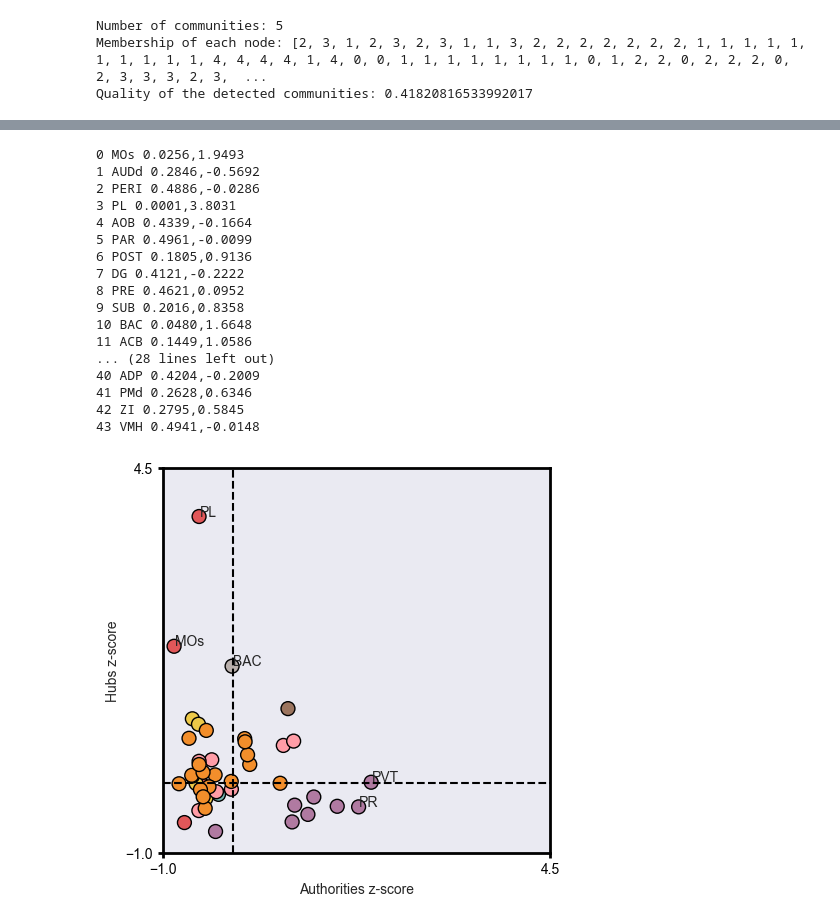
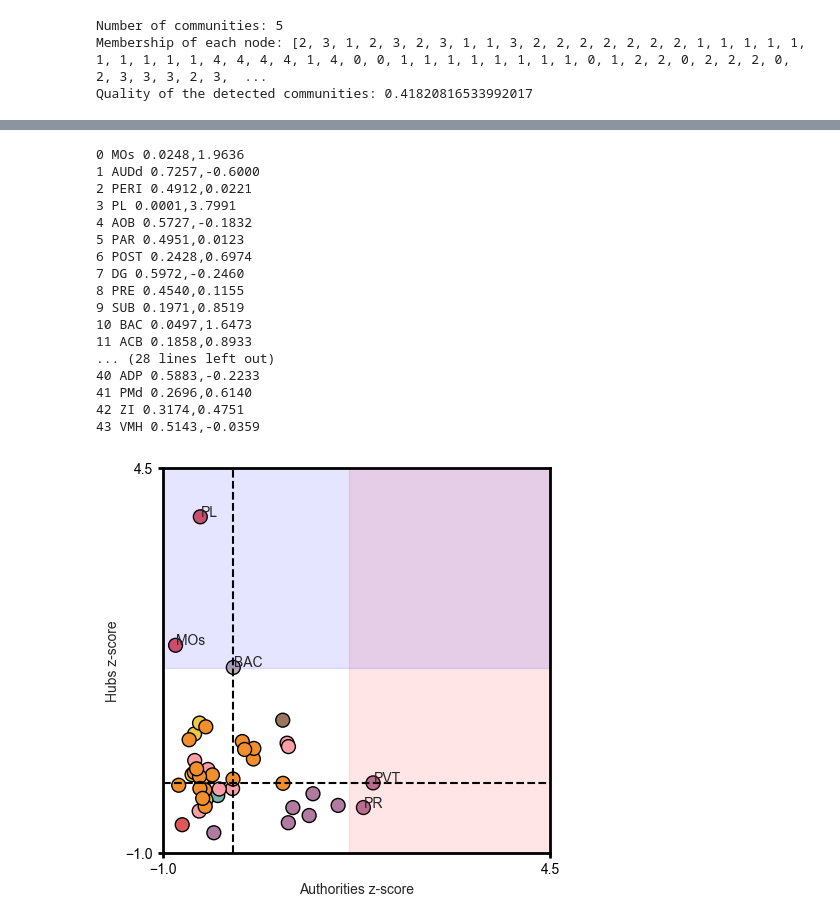
Before and after one commit to raffaelemazziotti/ECo_code, a Jupyter notebook: Fig_5_code_stats.ipynb, the cells around one changed output, grey strips where cells are left out. Cells and saved outputs as stored; diff of their text form; code cells hidden in the pictures.

Commit message:
new data

```diff
--- a/Fig_5_code_stats.ipynb
+++ b/Fig_5_code_stats.ipynb
@@ -64,11 +64,12 @@ response = requests.get(url)
 conn = pd.read_csv(StringIO(response.text), sep=',', header=[0, 1], index_col=0)
 # %%
 observer = pd.read_excel('Data/areas_observer_density.xlsx')
-observer = observer[~observer['acronym'].isin(['LSS', 'SNl', 'InCo', 'NC', 'PIN', 'REth','AHA','PSCH','AD','AV'])]
+excluded_areas = ['LSS', 'SNl', 'InCo', 'NC', 'PIN', 'REth','AHA','PSCH', 'III','AD','AV']
+observer = observer[~observer['acronym'].isin(excluded_areas)]
 observer.sort_values(by='order',inplace=True)
 
 demonstrator = pd.read_excel('Data/areas_demonstrator_density.xlsx')
-demonstrator = demonstrator[~demonstrator['acronym'].isin(['LSS', 'SNl', 'InCo', 'NC', 'PIN', 'REth','AHA','PSCH', 'III','AD','AV'])]
+demonstrator = demonstrator[~demonstrator['acronym'].isin(excluded_areas)]
 demonstrator = demonstrator.sort_values(by='order').reset_index(drop=True)
 
 observer['observer_only']=~observer['acronym'].isin(demonstrator['acronym'])
@@ -253,0 +375,8 @@ plt.show()
+# %%
+
+is_shared = lambda acro: observer['observer_only'][observer['acronym']==acro].values[0] if acro in observer['acronym'].values else False
+
+clusters = list()
+for area,group in partition_map.items():
+    clusters.append( (area, group, is_shared(area)) )
+pd.DataFrame(clusters,columns=['area','community','observer_only'])
@@ -326,53 +599,58 @@ for n,i in enumerate(observer_only.index):
 # %%
 
 score_observed = node_hits(G)
-stats = pd.DataFrame(index=G.nodes,columns=['Authorities_p_value','Authorities_z_score','Hubs_p_value','Hubs_z_score'])
+results = pd.DataFrame(index=G.nodes,columns=['Authorities_p_value','Authorities_z_score','Hubs_p_value','Hubs_z_score'])
+rng = np.random.default_rng(378)
 for i,area in enumerate(G.nodes):
     print(i,area,end=' ')
-    rnd_scores = bootstrapNetwork(area=area,iter = 1000)
-    stats.loc[area,'Authorities_p_value'],stats.loc[area,'Authorities_z_score'] =  bootstrap_pval(score_observed.loc[area,'Authorities Score'],rnd_scores['Authorities Score'])
-    stats.loc[area,'Hubs_p_value'],stats.loc[area,'Hubs_z_score'] =  bootstrap_pval(score_observed.loc[area,'Hubs Score'],rnd_scores['Hubs Score'])
-    print(f"{stats.loc[area,'Hubs_p_value']:.4f},{stats.loc[area,'Hubs_z_score']:.4f}")
+    rnd_scores = bootstrapNetwork(area=area,iter = 1000,rng=rng)
+    results.loc[area,'Authorities_p_value'],results.loc[area,'Authorities_z_score'] =  bootstrap_pval(score_observed.loc[area,'Authorities Score'],rnd_scores['Authorities Score'])
+    results.loc[area,'Hubs_p_value'],results.loc[area,'Hubs_z_score'] =  bootstrap_pval(score_observed.loc[area,'Hubs Score'],rnd_scores['Hubs Score'])
+    print(f"{results.loc[area,'Hubs_p_value']:.4f},{results.loc[area,'Hubs_z_score']:.4f}")
 # %% [output]
-0 MOs 0.0256,1.9493
-1 AUDd 0.2846,-0.5692
-2 PERI 0.4886,-0.0286
-3 PL 0.0001,3.8031
-4 AOB 0.4339,-0.1664
-5 PAR 0.4961,-0.0099
-6 POST 0.1805,0.9136
-7 DG 0.4121,-0.2222
-8 PRE 0.4621,0.0952
-9 SUB 0.2016,0.8358
-10 BAC 0.0480,1.6648
-11 ACB 0.1449,1.0586
+0 MOs 0.0248,1.9636
+1 AUDd 0.7257,-0.6000
+2 PERI 0.4912,0.0221
+3 PL 0.0001,3.7991
+4 AOB 0.5727,-0.1832
+5 PAR 0.4951,0.0123
+6 POST 0.2428,0.6974
+7 DG 0.5972,-0.2460
+8 PRE 0.4540,0.1155
+9 SUB 0.1971,0.8519
+10 BAC 0.0497,1.6473
+11 ACB 0.1858,0.8933
 ... (28 lines left out)
-40 ADP 0.4204,-0.2009
-41 PMd 0.2628,0.6346
-42 ZI 0.2795,0.5845
-43 VMH 0.4941,-0.0148
+40 ADP 0.5883,-0.2233
+41 PMd 0.2696,0.6140
+42 ZI 0.3174,0.4751
+43 VMH 0.5143,-0.0359
 # %%
-hits = stats.reset_index().rename(columns={'index':'acro'})
+hits = results.reset_index().rename(columns={'index':'acro'})
 hits['color'] = hits['acro'].apply(lambda x: acro2col[x])
 hits['structure'] = hits['acro'].apply(lambda x: acro2struct[x])
 # %%
 fig,ax = plt.subplots(figsize=(5,5))
 ax.axhline(0, color='black',linestyle='--')
 ax.axvline(0, color='black',linestyle='--')
 ax.scatter(hits['Authorities_z_score'],hits['Hubs_z_score'],edgecolor='k',s=100, facecolor=hits['color'])
 ax.set_xlim([-1,4.5])
 ax.set_ylim([-1,4.5])
 ax.set_xticks([-1,4.5])
 ax.set_yticks([-1,4.5])
 ax.grid(False)
 for i,row in hits.iterrows():
     if (row['Authorities_p_value']<0.05) | (row['Hubs_p_value']<0.05):
         ax.text(row['Authorities_z_score']+0.01,row['Hubs_z_score']+0.01,row['acro'])
 
+z_thr = 1.645 # one-tailed
+ax.axvspan(z_thr, ax.get_xlim()[1], color='red', alpha=0.1, label='Authorities sig.')
+ax.axhspan(z_thr, ax.get_ylim()[1], color='blue', alpha=0.1, label='Hubs sig.')
+
 ax.set_xlabel('Authorities z-score')
 ax.set_ylabel('Hubs z-score')
 ax.tick_params(axis='both', which='both',bottom=True, top=False, left=True, right=False)
 #stats.to_excel('hits_stats.xlsx')
 #plt.savefig('hits_graph.png',dpi=600)
 # %% [output]
-[figure, old version]
+[figure, new version]
```
Also changed, not shown: parts of 12 cells of this notebook, 26 other files.
